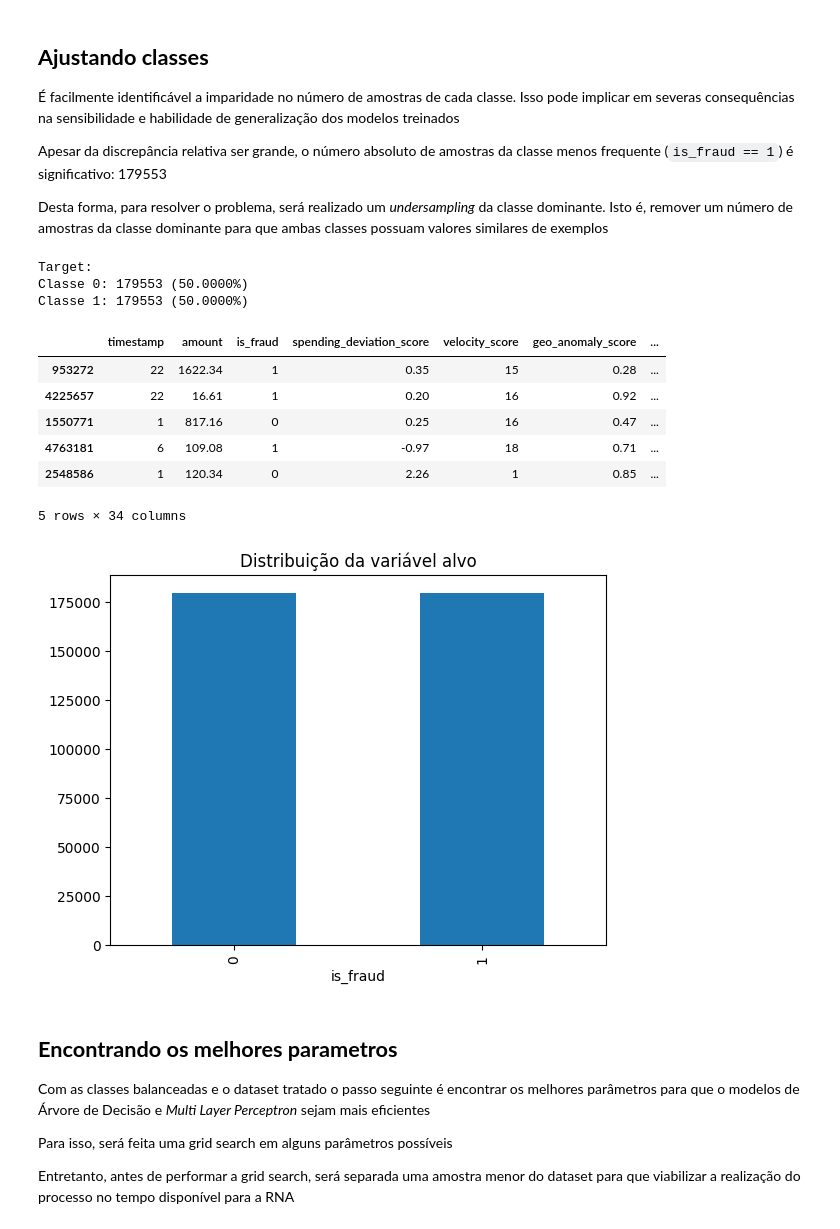
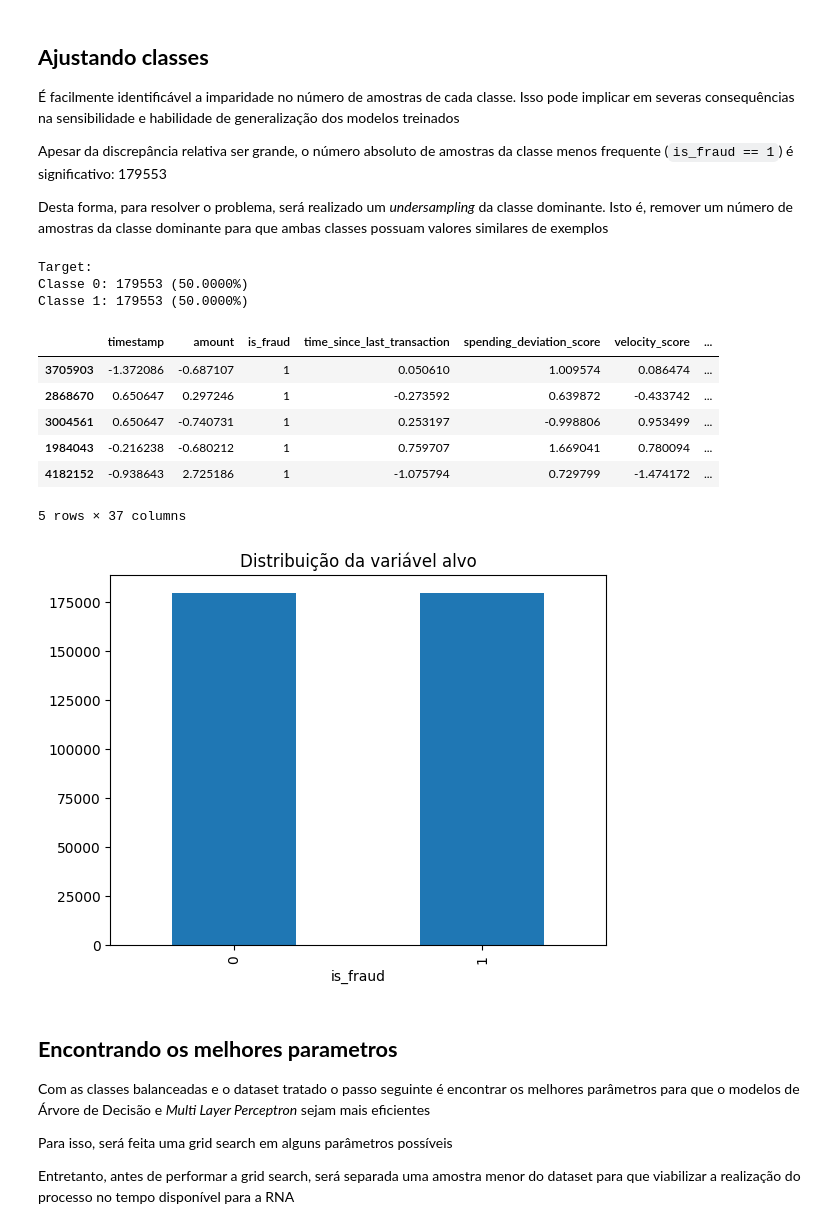
Before and after one commit to LuizHRF/UFFS, a Jupyter notebook: Inteligencia_Artificial/TF/main.ipynb, the cells around one changed output. Drawn from its saved outputs; the diff is of its cells as text; code cells hidden in the pictures.

```diff
--- a/Inteligencia_Artificial/TF/main.ipynb
+++ b/Inteligencia_Artificial/TF/main.ipynb
@@ -105,0 +120,21 @@ Amostra do dataset:
+# %%
+## High Value Transfer
+
+threshold = dataSet["amount"].quantile(0.95)
+dataSet["high_value_transfer"] = dataSet["amount"] > threshold
+dataSet["high_value_transfer"] = dataSet["high_value_transfer"].astype(int)
+# %%
+## Is new Receiver
+
+# Track (sender, receiver) pairs seen so far
+seen_pairs = set()
+
+def is_new_receiver(row):
+    pair = (row["sender_account"], row["receiver_account"])
+    if pair in seen_pairs:
+        return 0
+    else:
+        seen_pairs.add(pair)
+        return 1
+
+dataSet["is_new_receiver"] = dataSet.apply(is_new_receiver, axis=1)
@@ -110,7 +152,7 @@ Algumas informações como IDs, tipo de fraude, números de contas e números de
 
 time_since_last_transaction tem muitos valores vazios
 # %%
-useLess = ["transaction_id", "sender_account", "receiver_account", "ip_address", "device_hash", "fraud_type", "time_since_last_transaction"]
+useLess = ["transaction_id", "sender_account", "receiver_account", "ip_address", "device_hash", "fraud_type"]
 
 dataSet = dataSet.drop(columns=useLess)
 # %% [markdown]
@@ -234,21 +278,21 @@ Desta forma, para resolver o problema, será realizado um *undersampling* da cla
 # %%
 undersampler = RandomUnderSampler(random_state=42)
 rna_resampled, _ = undersampler.fit_resample(rna_dataset, rna_dataset["is_fraud"])
 dtc_resampled, _ = undersampler.fit_resample(dtc_dataset, dtc_dataset["is_fraud"])
 
 analyse_target(dtc_resampled)
-dtc_resampled.sample(5)
+rna_resampled.sample(5)
 # %% [output]
 Target:
 Classe 0: 179553 (50.0000%)
 Classe 1: 179553 (50.0000%)
-|  | timestamp | amount | is_fraud | spending_deviation_score | velocity_score | geo_anomaly_score | ... |
-| 953272 | 22 | 1622.34 | 1 | 0.35 | 15 | 0.28 | ... |
-| 4225657 | 22 | 16.61 | 1 | 0.20 | 16 | 0.92 | ... |
-| 1550771 | 1 | 817.16 | 0 | 0.25 | 16 | 0.47 | ... |
-| 4763181 | 6 | 109.08 | 1 | -0.97 | 18 | 0.71 | ... |
-| 2548586 | 1 | 120.34 | 0 | 2.26 | 1 | 0.85 | ... |
+|  | timestamp | amount | is_fraud | time_since_last_transaction | spending_deviation_score | velocity_score | ... |
+| 3705903 | -1.372086 | -0.687107 | 1 | 0.050610 | 1.009574 | 0.086474 | ... |
+| 2868670 | 0.650647 | 0.297246 | 1 | -0.273592 | 0.639872 | -0.433742 | ... |
+| 3004561 | 0.650647 | -0.740731 | 1 | 0.253197 | -0.998806 | 0.953499 | ... |
+| 1984043 | -0.216238 | -0.680212 | 1 | 0.759707 | 1.669041 | 0.780094 | ... |
+| 4182152 | -0.938643 | 2.725186 | 1 | -1.075794 | 0.729799 | -1.474172 | ... |
-5 rows × 34 columns
+5 rows × 37 columns
 [figure]
 # %% [markdown]
 ## **Encontrando os melhores parametros**
```
Also changed, not shown: parts of 10 cells of this notebook.
